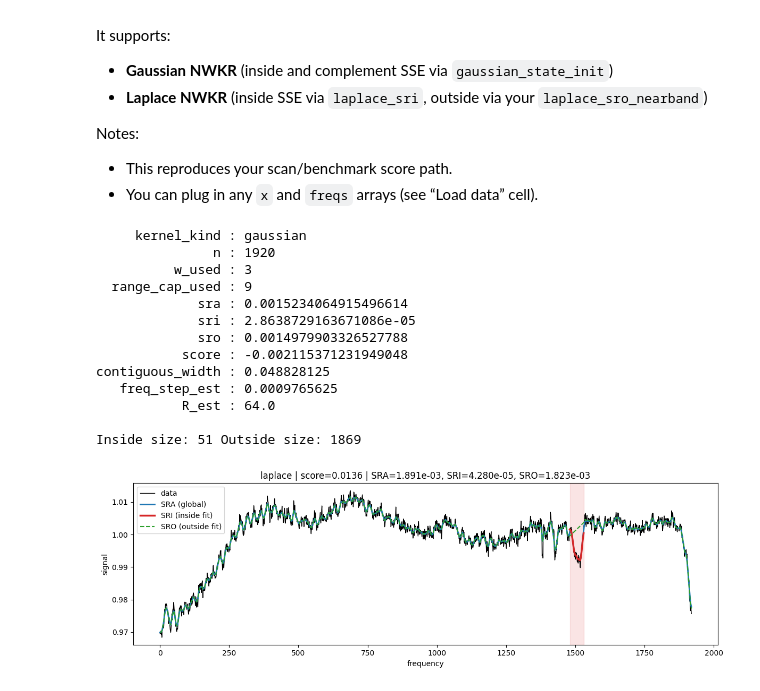
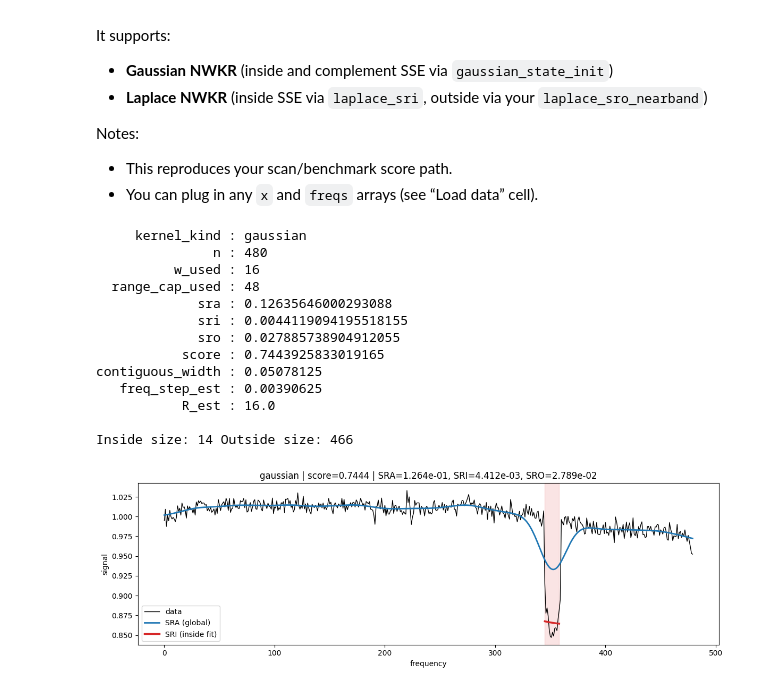
Before and after one commit to BeardyMan37/RegressionScanStats, a Jupyter notebook: calc_window_score.ipynb, the cells around one changed output. Drawn from its saved outputs; the diff is of its cells as text; code cells hidden in the pictures.

Commit message:
updating benchmarking data, included ceci's plotting code

```diff
--- a/calc_window_score.ipynb
+++ b/calc_window_score.ipynb
@@ -81,9 +149,11 @@ df = pd.read_parquet(data_path)
+# %%
+group = grouped_df.get_group(480)
 # %%
-df_filtered = df.iloc[71722]
+row = group.iloc[6252]
 
-x = df_filtered.amplitude.astype(np.float64)
-freq_array = df_filtered.frequency_array.astype(np.float64) / 1e9
-y = np.arange(len(df_filtered.frequency_array))
+x = row.amplitude.astype(np.float64)
+freq_array = row.frequency_array.astype(np.float64) / 1e9
+y = np.arange(len(row.frequency_array))
 # %%
 def compute_window_score(
     x: np.ndarray,
@@ -127,11 +197,11 @@ def compute_window_score(
     w_auto = int(round(max(3, min(R, L / 16))))
     range_cap_auto = 3 * w_auto
 
-    # w = int(w_override) if (w_override is not None and int(w_override) > 0) else w_auto
-    w = 3
-    w_in = w // 3
-    # range_cap = int(range_cap_override) if (range_cap_override is not None and int(range_cap_override) > 0) else range_cap_auto
-    range_cap = 9
+    w = int(w_override) if (w_override is not None and int(w_override) > 0) else w_auto
+    # w = 3
+    w_in = w
+    range_cap = int(range_cap_override) if (range_cap_override is not None and int(range_cap_override) > 0) else range_cap_auto
+    # range_cap = 9
 
     # Inside subset (in trimmed coordinates)
     inside = make_inside_idxs(inside_ranges, n_use)
@@ -176,7 +246,6 @@ def compute_window_score(
 
     else:
         sigma = float(max(w, 1))
-        sigma_in = w // 2
         sra, _, pred_all, ssr_ps = calculate_laplace_sra_fast(x_use, sigma)
         sra = float(max(sra, 1e-12))
 
@@ -222,7 +291,7 @@ def compute_window_score(
 # ------------------------
 # Choose your inside ranges here (inclusive indices)
 # ------------------------
-inside_ranges = [(1480, 1530)]
+inside_ranges = [(345, 358)]
 # inside_ranges = [(10, 20), (40, 55)]
 
 kernel_kind = "gaussian"
@@ -239,18 +308,18 @@ for k in ["kernel_kind","n","w_used","range_cap_used","sra","sri","sro","score",
 print("\nInside size:", out["inside_idxs"].size, "Outside size:", out["outside_idxs"].size)
 # %% [output]
      kernel_kind : gaussian
-               n : 1920
-          w_used : 3
-  range_cap_used : 9
-             sra : 0.0015234064915496614
-             sri : 2.8638729163671086e-05
-             sro : 0.0014979903326527788
-           score : -0.002115371231949048
-contiguous_width : 0.048828125
-   freq_step_est : 0.0009765625
-           R_est : 64.0
+               n : 480
+          w_used : 16
+  range_cap_used : 48
+             sra : 0.12635646000293088
+             sri : 0.0044119094195518155
+             sro : 0.027885738904912055
+           score : 0.7443925833019165
+contiguous_width : 0.05078125
+   freq_step_est : 0.00390625
+           R_est : 16.0
 
-Inside size: 51 Outside size: 1869
+Inside size: 14 Outside size: 466
 # %%
 # Optional visualization
 import matplotlib.pyplot as plt
@@ -262,42 +331,42 @@ plt.plot(y, x, color="black", linewidth=1.0, label="data")
 
 # Global fit (SRA)
 plt.plot(y, out["pred_all"], color="C0", linewidth=2.0, label="SRA (global)")
 
 # Inside-only fit
 inside = out["inside_idxs"]
 plt.plot(
     y[inside],
     out["pred_in"][inside],
     color="C3",
     linewidth=2.5,
     label="SRI (inside fit)",
 )
 
-# Optional outside-only fit
-if out.get("pred_out") is not None:
-    outside = out["outside_idxs"]
-    plt.plot(
-        y[outside],
-        out["pred_out"][outside],
-        color="C2",
-        linewidth=1.5,
-        linestyle="--",
-        label="SRO (outside fit)",
-    )
+# # Optional outside-only fit
+# if out.get("pred_out") is not None:
+#     outside = out["outside_idxs"]
+#     plt.plot(
+#         y[outside],
+#         out["pred_out"][outside],
+#         color="C2",
+#         linewidth=1.5,
+#         linestyle="--",
+#         label="SRO (outside fit)",
+#     )
 
 # Shade inside window
 if inside.size:
     a, b = int(inside[0]), int(inside[-1])
     plt.axvspan(y[a], y[b], color="C3", alpha=0.12)
 
 plt.title(
     f"{out['kernel_kind']} | score={out['score']:.4f} | "
     f"SRA={out['sra']:.3e}, SRI={out['sri']:.3e}, SRO={out['sro']:.3e}"
 )
 plt.xlabel("frequency")
 plt.ylabel("signal")
 plt.legend(loc="best")
 plt.tight_layout()
 plt.show()
 # %% [output]
-[figure, old version]
+[figure, new version]
```
Also changed, not shown: parts of 19 cells of this notebook, 14 other files.
